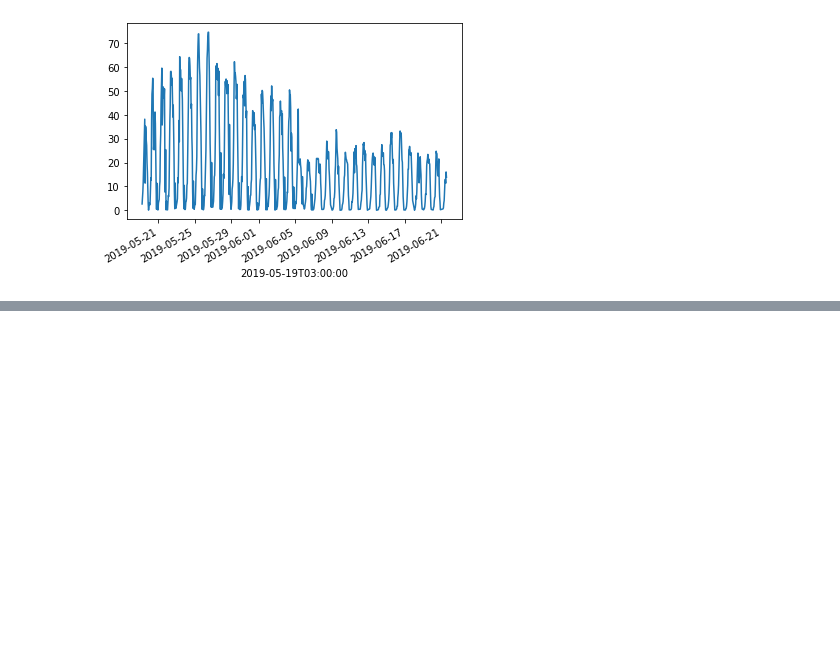
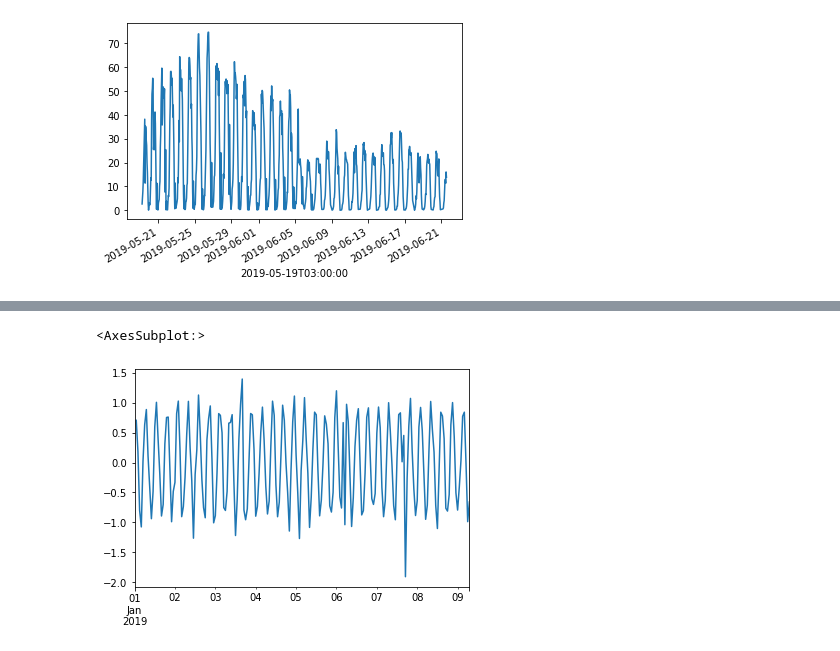
Before and after one commit to technogleb/ts_winter, a Jupyter notebook: week_1/transformations.ipynb, the cells around one changed output, grey strips where cells are left out. Saved outputs shown, nothing was run; the diff lists cells and outputs as text; code cells hidden in the pictures; blank space fills up the shorter version.

```diff
--- a/week_1/transformations.ipynb
+++ b/week_1/transformations.ipynb
@@ -156,0 +179,5 @@ back_transformed.plot()
+# %%
+ts_diff_1.plot()
+# %% [output]
+<AxesSubplot:>
+[figure, added]
```
Also changed, not shown: parts of 23 cells of this notebook, 1 other file.
